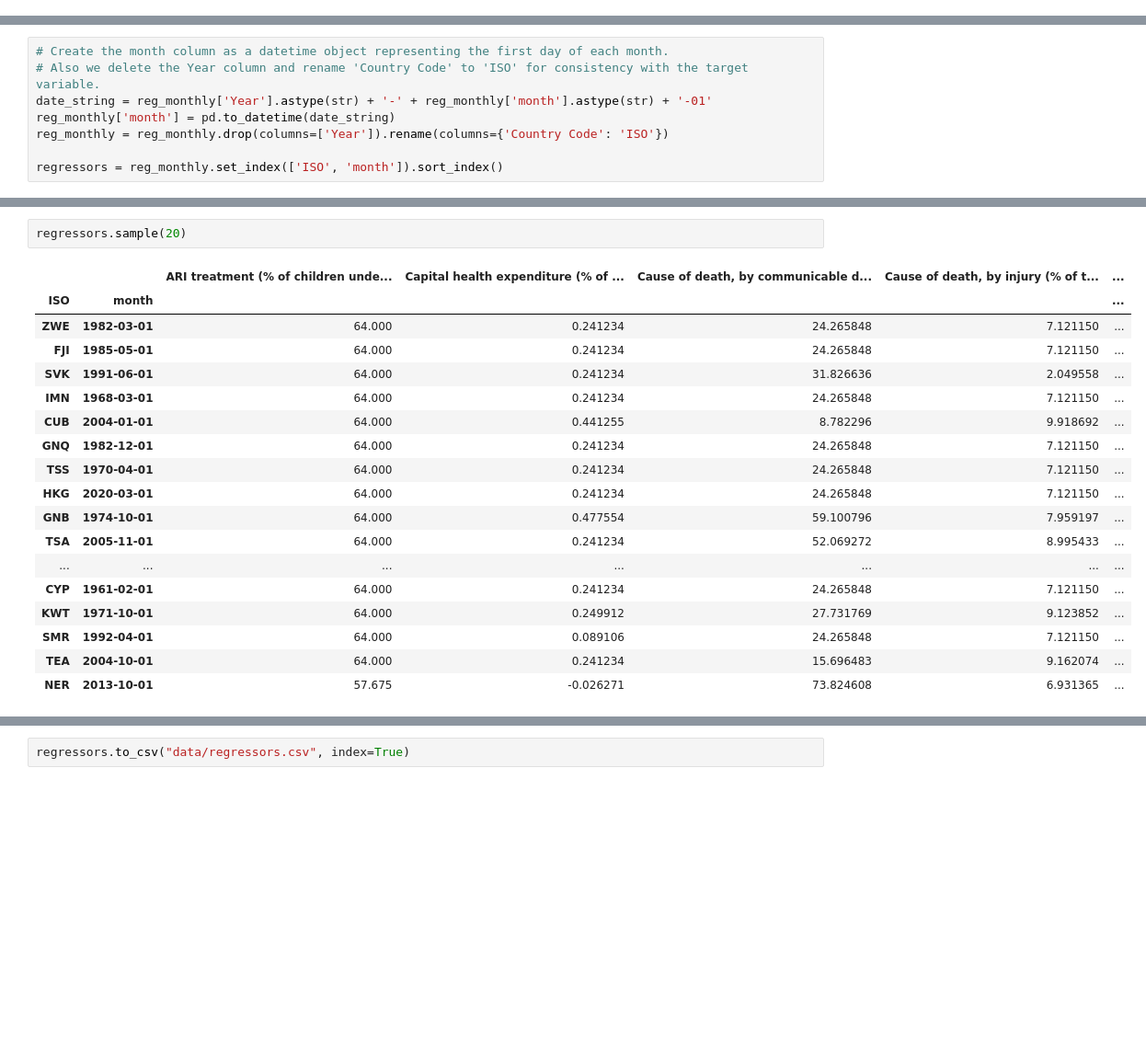
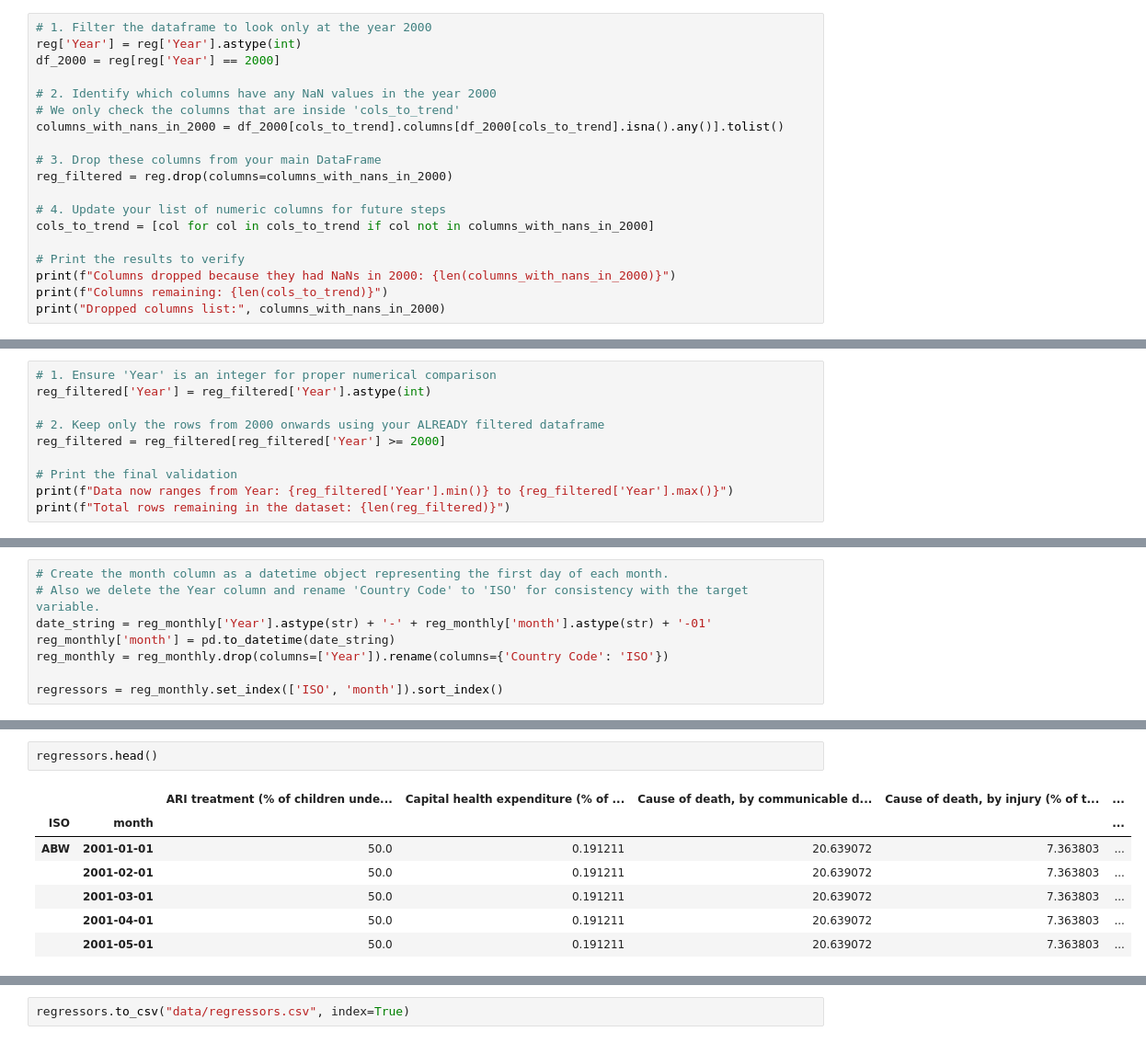
Before and after one commit to ericGutierrezM/forecasting_epidemics, a Jupyter notebook: pipeline.ipynb, the cells around one changed output, grey strips where cells are left out. Shown at 92% size. Saved outputs shown, nothing was run; the diff lists cells and outputs as text; blank space fills up the shorter version.

```diff
--- a/pipeline.ipynb
+++ b/pipeline.ipynb
@@ -263,0 +352,19 @@ reg_monthly[cols_to_trend] = reg_monthly[cols_to_trend].fillna(reg_monthly[cols_
+# %%
+# 1. Filter the dataframe to look only at the year 2000
+reg['Year'] = reg['Year'].astype(int)
+df_2000 = reg[reg['Year'] == 2000]
+
+# 2. Identify which columns have any NaN values in the year 2000
+# We only check the columns that are inside 'cols_to_trend'
+columns_with_nans_in_2000 = df_2000[cols_to_trend].columns[df_2000[cols_to_trend].isna().any()].tolist()
+
+# 3. Drop these columns from your main DataFrame
+reg_filtered = reg.drop(columns=columns_with_nans_in_2000)
+
+# 4. Update your list of numeric columns for future steps
+cols_to_trend = [col for col in cols_to_trend if col not in columns_with_nans_in_2000]
+
+# Print the results to verify
+print(f"Columns dropped because they had NaNs in 2000: {len(columns_with_nans_in_2000)}")
+print(f"Columns remaining: {len(cols_to_trend)}")
+print("Dropped columns list:", columns_with_nans_in_2000)
@@ -263,0 +377,10 @@ reg_monthly[cols_to_trend] = reg_monthly[cols_to_trend].fillna(reg_monthly[cols_
+# %%
+# 1. Ensure 'Year' is an integer for proper numerical comparison
+reg_filtered['Year'] = reg_filtered['Year'].astype(int)
+
+# 2. Keep only the rows from 2000 onwards using your ALREADY filtered dataframe
+reg_filtered = reg_filtered[reg_filtered['Year'] >= 2000]
+
+# Print the final validation
+print(f"Data now ranges from Year: {reg_filtered['Year'].min()} to {reg_filtered['Year'].max()}")
+print(f"Total rows remaining in the dataset: {len(reg_filtered)}")
@@ -321,24 +502,13 @@ regressors = reg_monthly.set_index(['ISO', 'month']).sort_index()
 # %%
-regressors.sample(20)
+regressors.head()
 # %% [output]
 |  |  | ARI treatment (% of children unde... | Capital health expenditure (% of ... | Cause of death, by communicable d... | Cause of death, by injury (% of t... | ... |
 | ISO | month |  |  |  |  | ... |
-| ZWE | 1982-03-01 | 64.000 | 0.241234 | 24.265848 | 7.121150 | ... |
-| FJI | 1985-05-01 | 64.000 | 0.241234 | 24.265848 | 7.121150 | ... |
-| SVK | 1991-06-01 | 64.000 | 0.241234 | 31.826636 | 2.049558 | ... |
-| IMN | 1968-03-01 | 64.000 | 0.241234 | 24.265848 | 7.121150 | ... |
-| CUB | 2004-01-01 | 64.000 | 0.441255 | 8.782296 | 9.918692 | ... |
-| GNQ | 1982-12-01 | 64.000 | 0.241234 | 24.265848 | 7.121150 | ... |
-| TSS | 1970-04-01 | 64.000 | 0.241234 | 24.265848 | 7.121150 | ... |
-| HKG | 2020-03-01 | 64.000 | 0.241234 | 24.265848 | 7.121150 | ... |
-| GNB | 1974-10-01 | 64.000 | 0.477554 | 59.100796 | 7.959197 | ... |
-| TSA | 2005-11-01 | 64.000 | 0.241234 | 52.069272 | 8.995433 | ... |
-| ... | ... | ... | ... | ... | ... | ... |
-| CYP | 1961-02-01 | 64.000 | 0.241234 | 24.265848 | 7.121150 | ... |
-| KWT | 1971-10-01 | 64.000 | 0.249912 | 27.731769 | 9.123852 | ... |
-| SMR | 1992-04-01 | 64.000 | 0.089106 | 24.265848 | 7.121150 | ... |
-| TEA | 2004-10-01 | 64.000 | 0.241234 | 15.696483 | 9.162074 | ... |
-| NER | 2013-10-01 | 57.675 | -0.026271 | 73.824608 | 6.931365 | ... |
+| ABW | 2001-01-01 | 50.0 | 0.191211 | 20.639072 | 7.363803 | ... |
+|  | 2001-02-01 | 50.0 | 0.191211 | 20.639072 | 7.363803 | ... |
+|  | 2001-03-01 | 50.0 | 0.191211 | 20.639072 | 7.363803 | ... |
+|  | 2001-04-01 | 50.0 | 0.191211 | 20.639072 | 7.363803 | ... |
+|  | 2001-05-01 | 50.0 | 0.191211 | 20.639072 | 7.363803 | ... |
 # %%
 pd.set_option('display.max_columns', None)
 print(regressors.columns)
```
Also changed, not shown: parts of 57 cells of this notebook, 3 other files.
